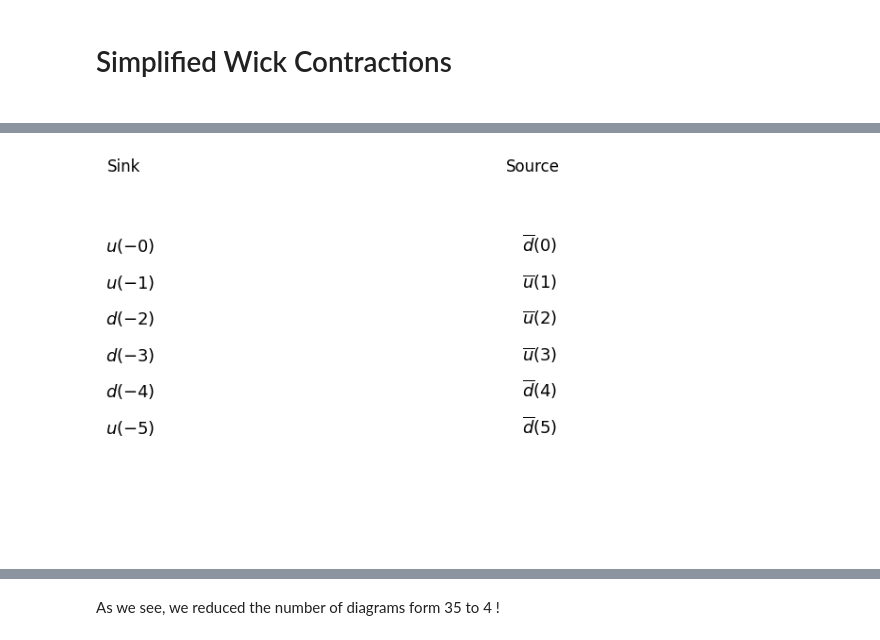
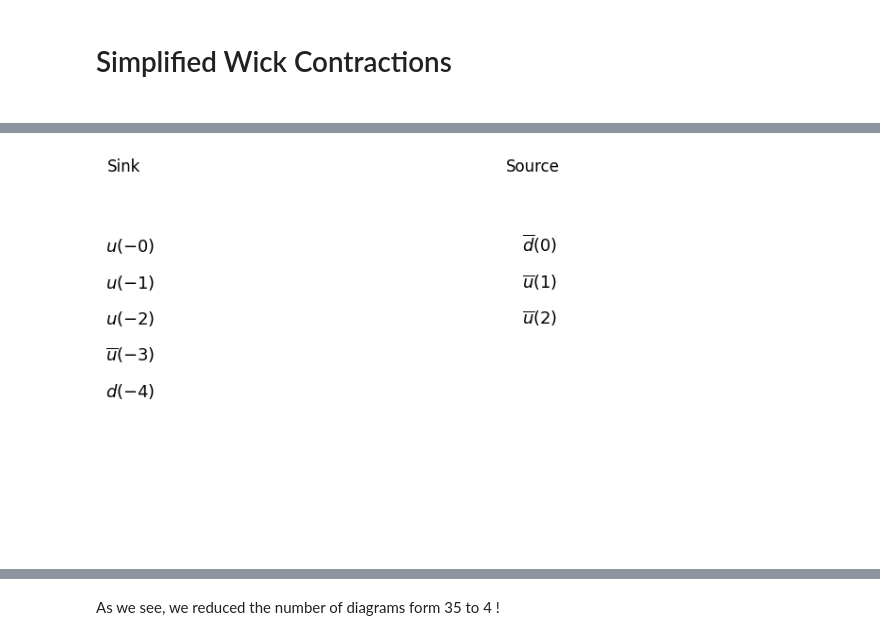
Before and after one commit to Herzallah15/Simplified-Wick-Contractions, a Jupyter notebook: Wick-Contractions.ipynb, the cells around one changed output, grey strips where cells are left out. Saved outputs shown, nothing was run; the diff lists cells and outputs as text; code cells hidden in the pictures.

```diff
--- a/Wick-Contractions.ipynb
+++ b/Wick-Contractions.ipynb
@@ -366,14 +366,15 @@ def to_tuple(item):
     return tuple(map(to_tuple, item)) if isinstance(item, list) else item
 
 def quarks_list(list_of_particles):
-    list_of_baryons = ['n', 'd2', 'd1', 'd0', 'o', 's', 'l']
+    list_of_baryons = ['n', 'd2', 'd1', 'd0', 'o', 's1', 's0', 'l']
     l_l_1 = len(list_of_particles)
     table_of_particles = {'n': [],
                     'd2': [],
                     'd1': [],
                     'd0': [],
                     'o': [],
-                    's': [],
+                    's1': [],
+                    's0': [],
                     'l': []}
     p_z = 0
     m_n = 0
@@ -676,8 +744,8 @@ def Correlator_J_S(senken0, quelle0):
         last_step_simplified[i] = [diagram[0], "[" + " ".join(Diagram_Propagator_Form) + "]"]
     return last_step_simplified
 # %%
-senken0 = [Nucleonp, Nucleon0]
-quelle0 = [NucleonpB, Nucleon0B]
+senken0 = [Deltapp, Pim]
+quelle0 = [DeltapB]
 resultx = Correlator_J_S(senken0, quelle0)
 #for x in resultx:
 #    print(x)
@@ -692,10 +757,10 @@ Diagram Number:4  -16 [u_quark_propagator(-0|+1) u_quark_propagator(-1|+3) d_qua
 # %%
-senken0 = [nucleonp, nucleon0]
-quelle0 = [nucleonpB, nucleon0B]
+senken0 = [deltapp, pim]
+quelle0 = [deltapB]
 resultx = Correlator_J(senken0, quelle0)
 #for x in resultx:
 #    print(x)
 for i, x in enumerate(resultx):
     print(f"Diagram Number:{i + 1} ", x[0], x[1])
 # %% [output]
-[figure, old version]
+[figure, new version]
```
Also changed, not shown: parts of 4 cells of this notebook.
